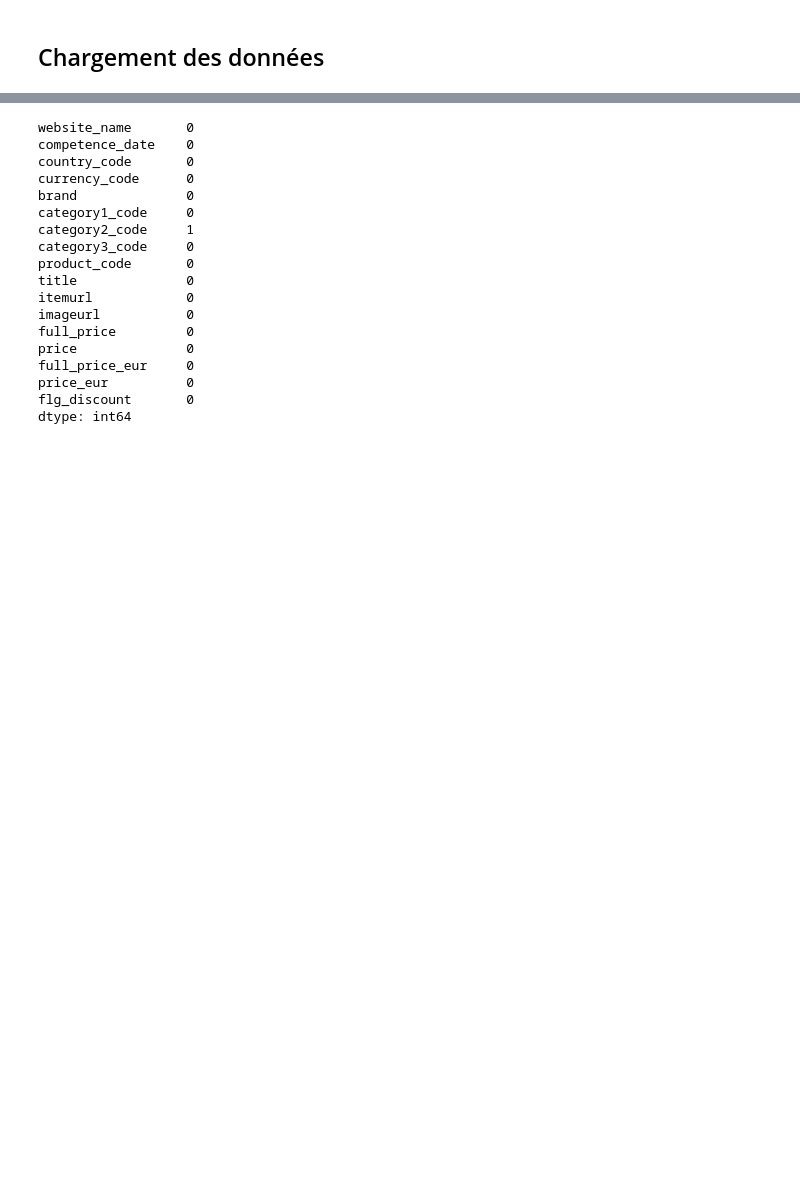
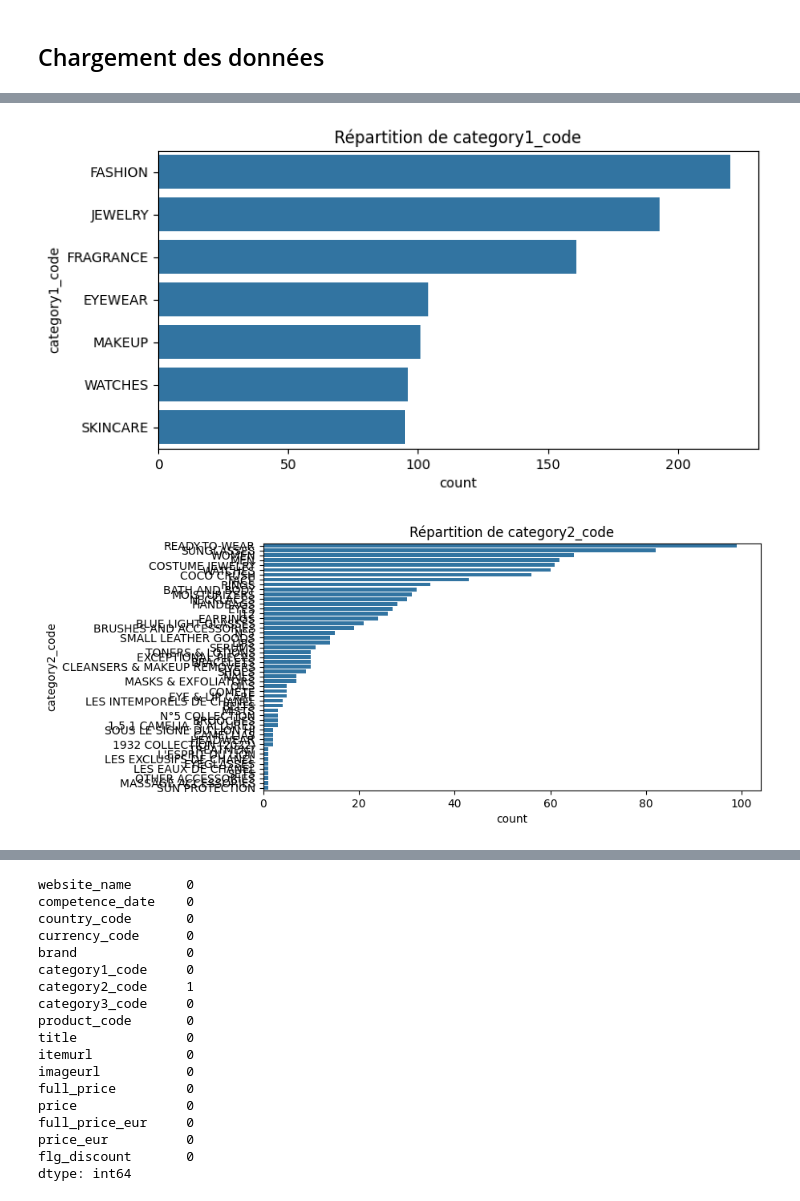
Before and after one commit to Chlooow/price-prediction-chanel, a Jupyter notebook: projetChanel.ipynb, the cells around one changed output, grey strips where cells are left out. Saved outputs shown, nothing was run; the diff lists cells and outputs as text; code cells hidden in the pictures; blank space fills up the shorter version.

```diff
--- a/projetChanel.ipynb
+++ b/projetChanel.ipynb
@@ -48,0 +61,10 @@ display(df.head(10))
+# %%
+categorical_cols = ["category1_code", "category2_code"]
+for col in categorical_cols:
+    plt.figure(figsize=(8,4))
+    sns.countplot(y=df[col], order=df[col].value_counts().index)
+    plt.title(f"Répartition de {col}")
+    plt.show()
+# %% [output]
+[figure, added]
+[figure, added]
```
Also changed, not shown: parts of 26 cells of this notebook.
